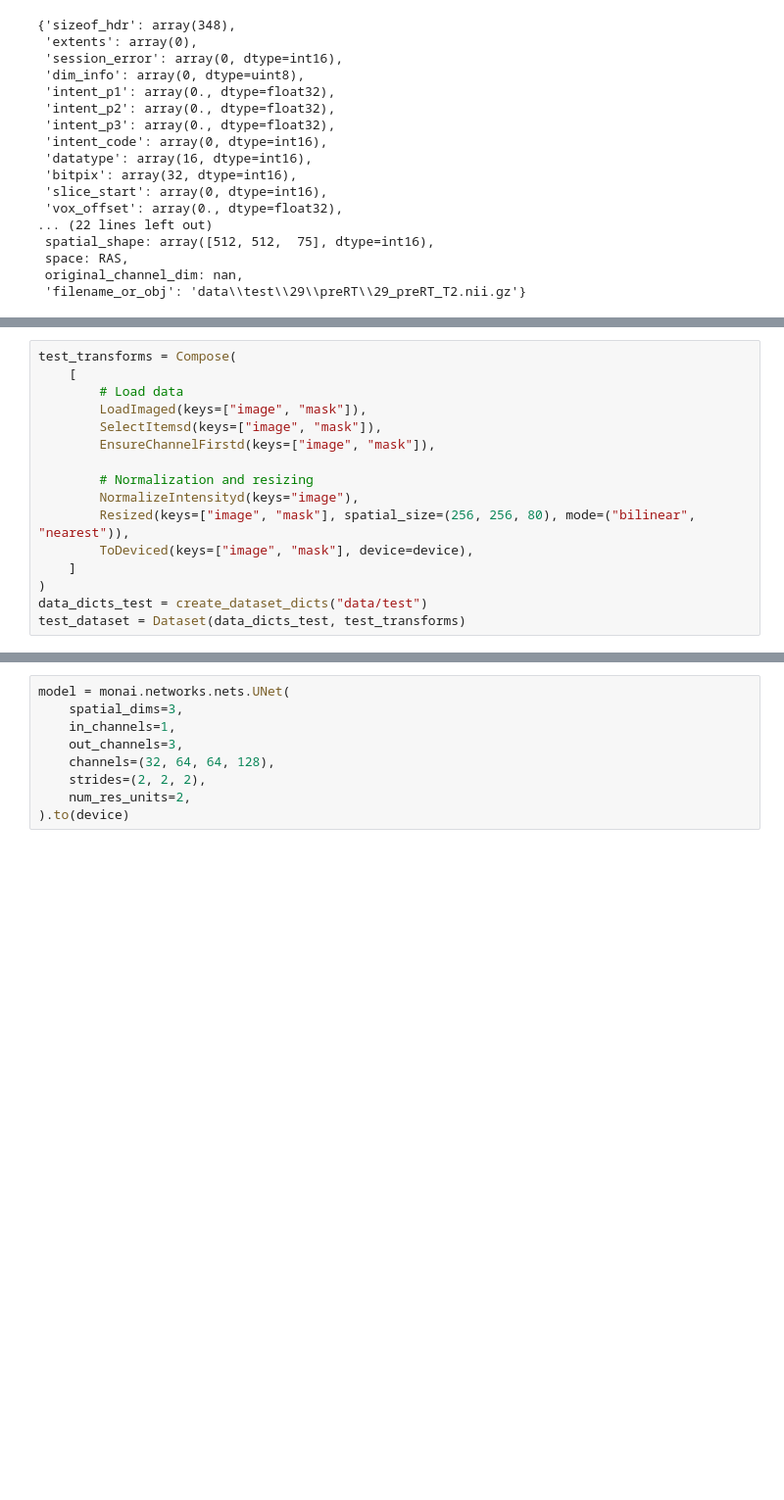
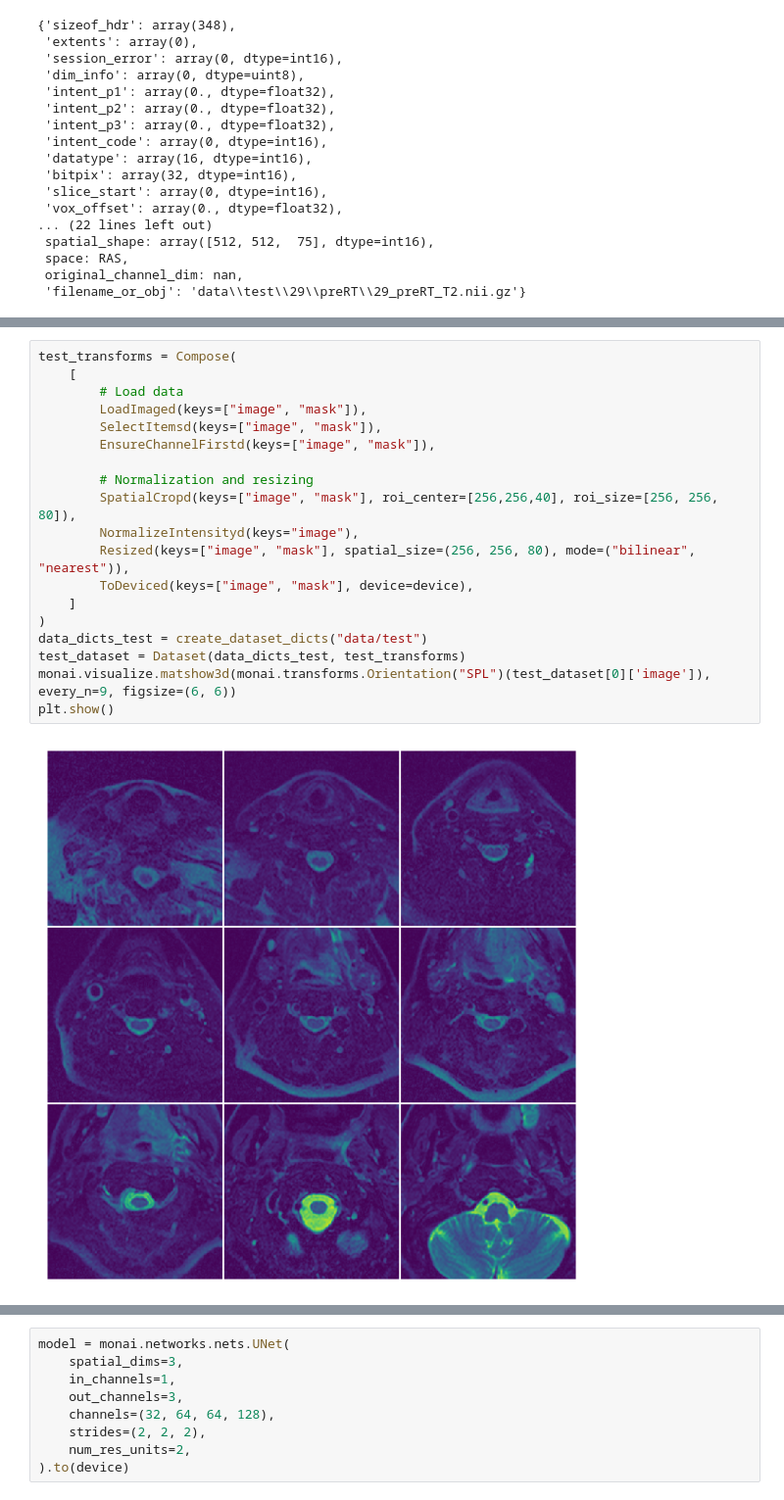
Before and after one commit to andreas122001/tumor-segmentation, a Jupyter notebook: test.ipynb, the cells around one changed output, grey strips where cells are left out. Shown at 98% size. Cells and saved outputs as stored; diff of their text form; blank space fills up the shorter version.

```diff
--- a/test.ipynb
+++ b/test.ipynb
@@ -151,16 +164,21 @@ fig.tight_layout();
 # %%
 test_transforms = Compose(
     [
         # Load data
         LoadImaged(keys=["image", "mask"]),
         SelectItemsd(keys=["image", "mask"]),
         EnsureChannelFirstd(keys=["image", "mask"]),
 
         # Normalization and resizing
+        SpatialCropd(keys=["image", "mask"], roi_center=[256,256,40], roi_size=[256, 256, 80]),
         NormalizeIntensityd(keys="image"),
         Resized(keys=["image", "mask"], spatial_size=(256, 256, 80), mode=("bilinear", "nearest")),
         ToDeviced(keys=["image", "mask"], device=device),
     ]
 )
 data_dicts_test = create_dataset_dicts("data/test")
 test_dataset = Dataset(data_dicts_test, test_transforms)
+monai.visualize.matshow3d(monai.transforms.Orientation("SPL")(test_dataset[0]['image']), every_n=9, figsize=(6, 6))
+plt.show()
+# %% [output]
+[figure, added]
```
Also changed, not shown: parts of 9 cells of this notebook, 8 other files.
